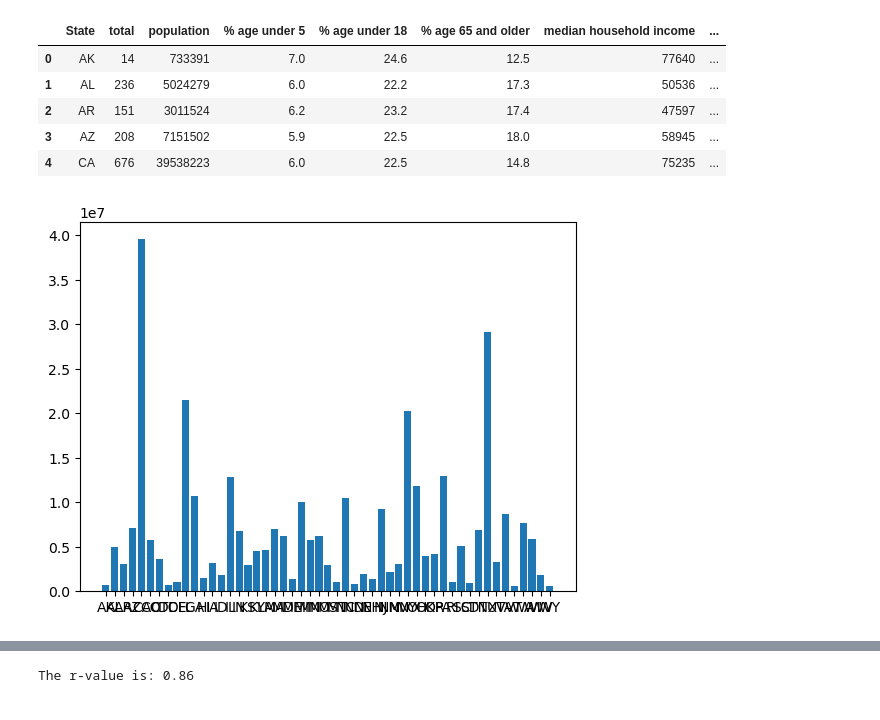
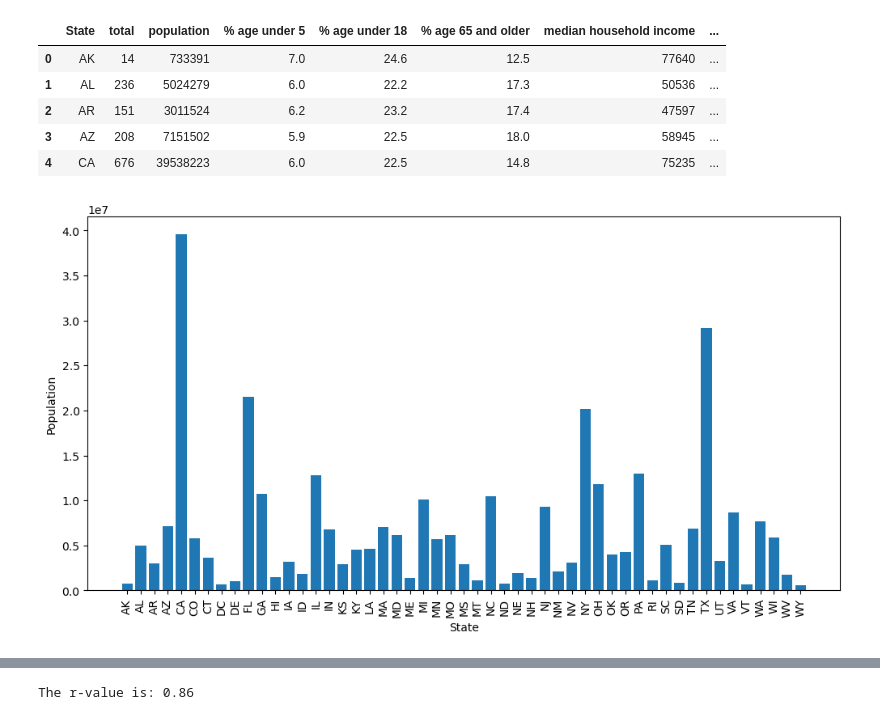
Before and after one commit to Andrewli1212/Fast-Food, a Jupyter notebook: Project1.ipynb, the cells around one changed output, grey strips where cells are left out. Cells and saved outputs as stored; diff of their text form; code cells hidden in the pictures.

```diff
--- a/Project1.ipynb
+++ b/Project1.ipynb
@@ -248,6 +467,0 @@ food_db = food_db.replace(to_replace={'A & W Family Restaurant',
-# %%
-food_db = food_db.replace(to_replace={"Mc Donald's","Mc Donalds","McDonald's","McDonald's of Mililani Mauka","Mcdonald's",
-                           "McDonalds","McDonald's #25557","McDonald's - Walmart","McDonald's @ Old Atlanta","McDonald’s",
-                            'McDonalds @ Old Atlanta'}, value="McDonald's", regex=True)
-sort = food_db.sort_values('restaurant')
-sort['restaurant'].unique()
@@ -382,7 +599,11 @@ df_merge2.head()
 # %%
 x = df_merge2['State']
 y = y = df_merge2['population']
+plt.figure(figsize=(12,6))
+plt.xlabel('State')
+plt.ylabel('Population')
 plt.bar(x, y)
+plt.xticks(rotation=90)
 plt.show()
 # %% [output]
-[figure, old version]
+[figure, new version]
```
Also changed, not shown: parts of 9 cells of this notebook, 1 other file.
